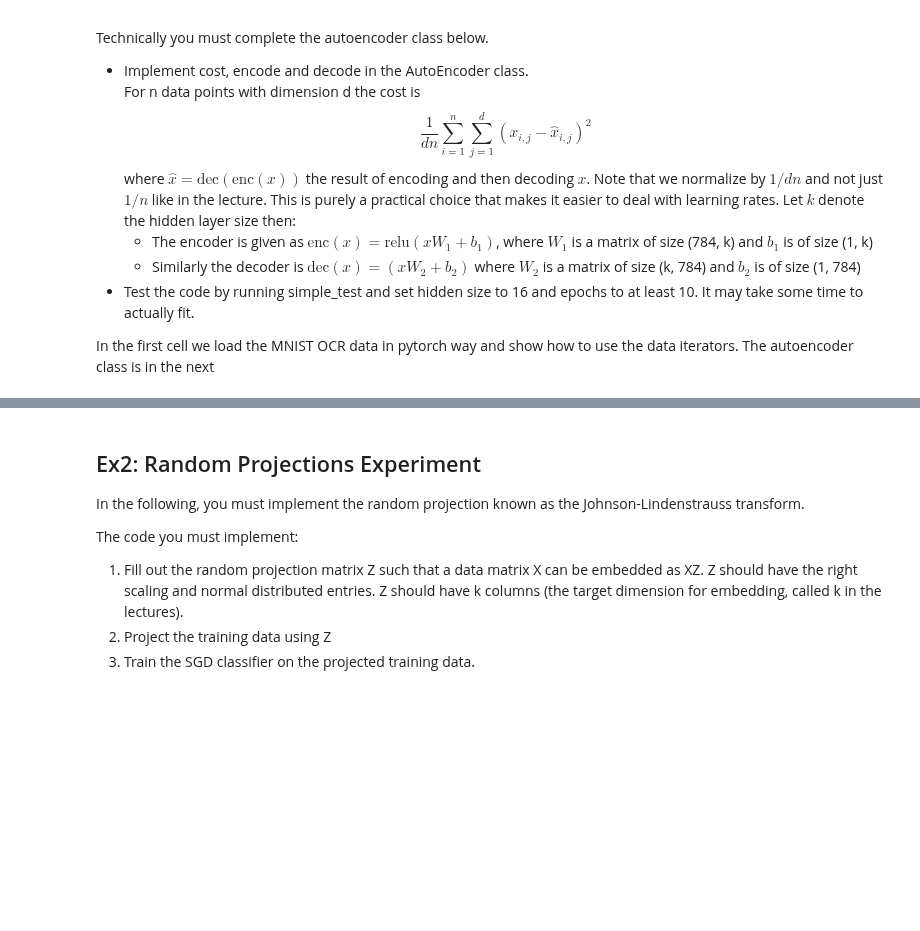
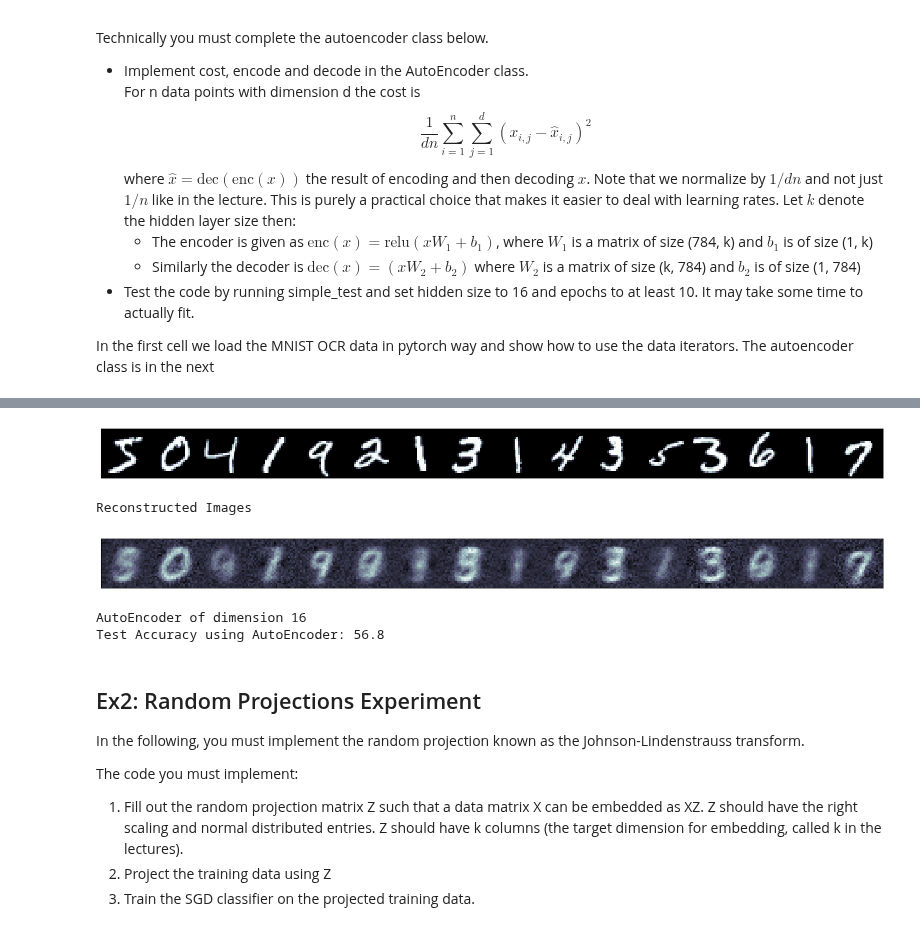
Before and after one commit to Moth-0/Uni, a Jupyter notebook: 5. Semester/Machine/TØ/week12/theory.ipynb, the cells around one changed output, grey strips where cells are left out. Cells and saved outputs as stored; diff of their text form; code cells hidden in the pictures; blank space fills up the shorter version.

```diff
--- a/5. Semester/Machine/TØ/week12/theory.ipynb
+++ b/5. Semester/Machine/TØ/week12/theory.ipynb
@@ -82,6 +97,13 @@ class AutoEncoder():
 
         loss = None
         ### YOUR CODE HERE
+        n, d = X.shape
+
+        z1 = torch.matmul(X, W1) + b1
+        relu = torch.clamp(z1, min=0)
+        Y = torch.matmul(relu, W2) + b2
+
+        loss = torch.sum((X - Y)**2) / (n * d)
         ### END CODE
         return loss
 
@@ -150,6 +172,8 @@ class AutoEncoder():
 
         encoded = None
         ### YOUR CODE HERE
+        first = torch.matmul(X, self.W1) + self.b1
+        encoded = torch.clamp(first, min=0)
         ### END CODE
         return encoded
 
@@ -165,6 +189,7 @@ class AutoEncoder():
 
         decoded = None
         ### YOUR CODE HERE
+        decoded = torch.matmul(X, self.W2) + self.b2
         ### END CODE
         return decoded
 
@@ -200,4 +225,5 @@ def simple_test(hidden_size=32, epochs=1):
     print('Test Accuracy using AutoEncoder:', 100*acc)
 
 
-simple_test(32, epochs=10)
+simple_test(16, epochs=10)
+# %% [output]
@@ -204,3 +242,8 @@ simple_test(32, epochs=10)
+[figure, added]
+Reconstructed Images
+[figure, added]
+AutoEncoder of dimension 16
+Test Accuracy using AutoEncoder: 56.8
 # %% [markdown]
 ## Ex2: Random Projections Experiment
 In the following, you must implement the random projection known as the Johnson-Lindenstrauss transform.
```
Also changed, not shown: parts of 3 cells of this notebook, 33 other files.
